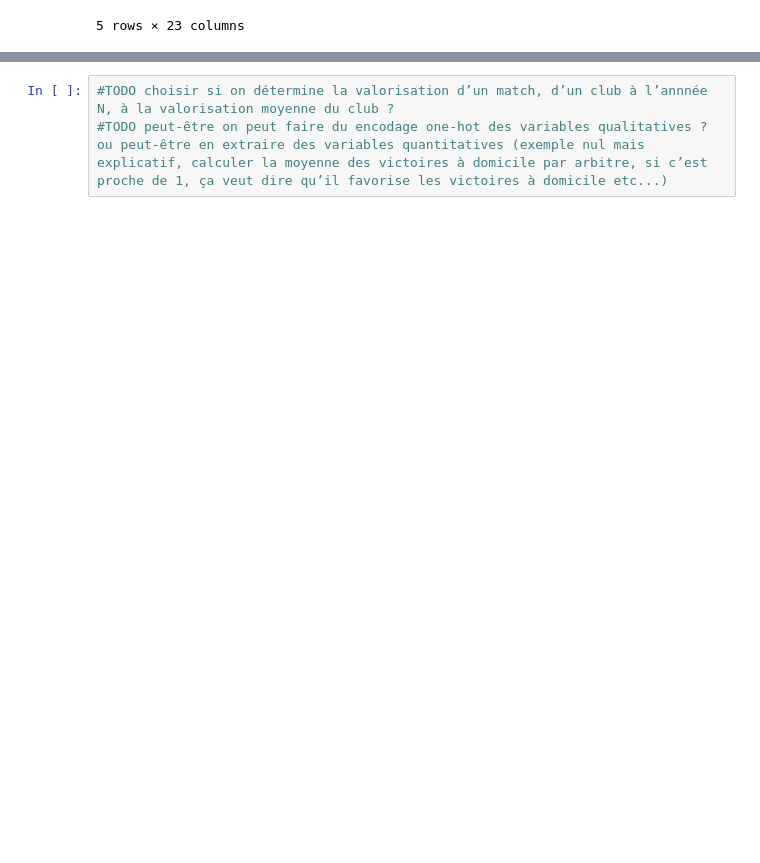
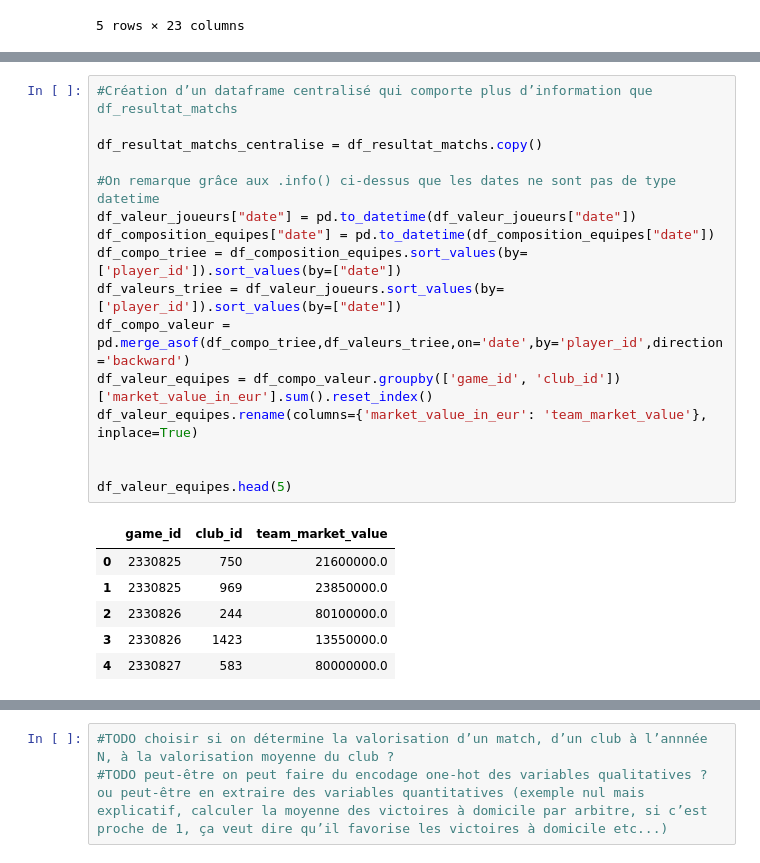
Before and after one commit to AntoninChevalier/Winunmax, a Jupyter notebook: notebooks/exploration.ipynb, the cells around one changed output, grey strips where cells are left out. Drawn from its saved outputs; the diff is of its cells as text; blank space fills up the shorter version.

```diff
--- a/notebooks/exploration.ipynb
+++ b/notebooks/exploration.ipynb
@@ -203,0 +181,23 @@ df_valeur_par_joueur.head(50)
+# %%
+#Création d’un dataframe centralisé qui comporte plus d’information que df_resultat_matchs
+
+df_resultat_matchs_centralise = df_resultat_matchs.copy()
+
+#On remarque grâce aux .info() ci-dessus que les dates ne sont pas de type datetime
+df_valeur_joueurs["date"] = pd.to_datetime(df_valeur_joueurs["date"])
+df_composition_equipes["date"] = pd.to_datetime(df_composition_equipes["date"])
+df_compo_triee = df_composition_equipes.sort_values(by=['player_id']).sort_values(by=["date"])
+df_valeurs_triee = df_valeur_joueurs.sort_values(by=['player_id']).sort_values(by=["date"])
+df_compo_valeur = pd.merge_asof(df_compo_triee,df_valeurs_triee,on='date',by='player_id',direction='backward')
+df_valeur_equipes = df_compo_valeur.groupby(['game_id', 'club_id'])['market_value_in_eur'].sum().reset_index()
+df_valeur_equipes.rename(columns={'market_value_in_eur': 'team_market_value'}, inplace=True)
+
+
+df_valeur_equipes.head(5)
+# %% [output]
+|  | game_id | club_id | team_market_value |
+| 0 | 2330825 | 750 | 21600000.0 |
+| 1 | 2330825 | 969 | 23850000.0 |
+| 2 | 2330826 | 244 | 80100000.0 |
+| 3 | 2330826 | 1423 | 13550000.0 |
+| 4 | 2330827 | 583 | 80000000.0 |
```
Also changed, not shown: parts of 5 cells of this notebook, 1 other file.
